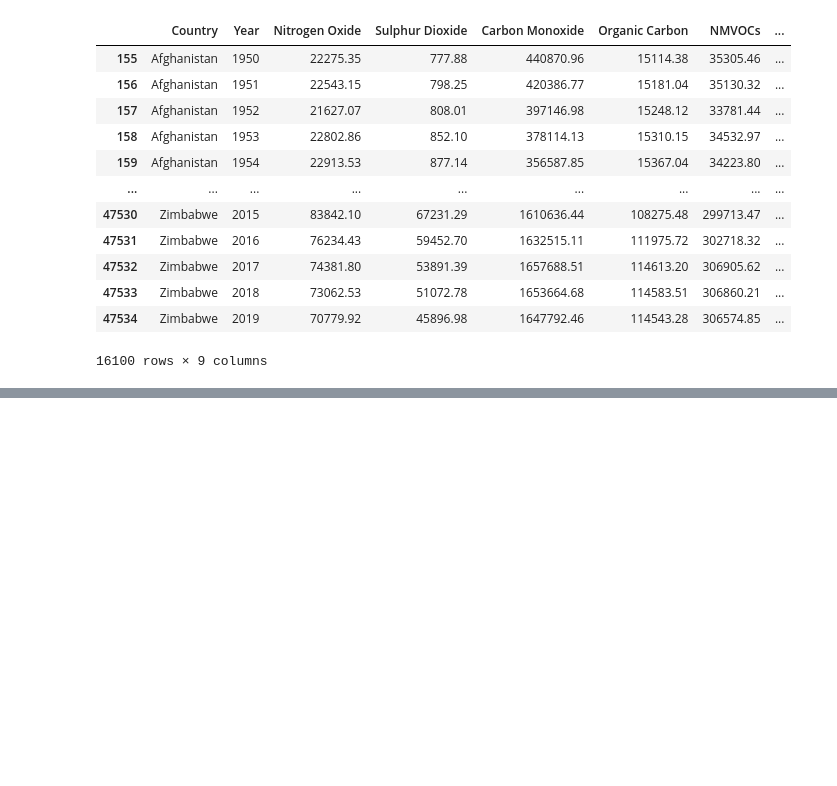
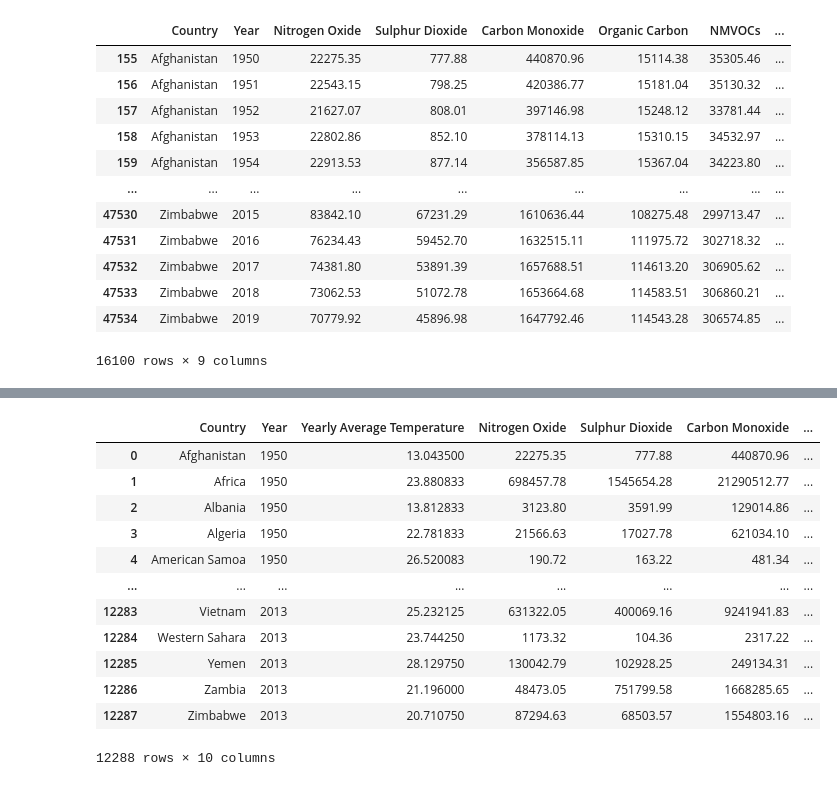
Before and after one commit to Sophiatun/Climate_Change_Analysis, a Jupyter notebook: COMPILED.ipynb, the cells around one changed output, grey strips where cells are left out. Cells and saved outputs as stored; diff of their text form; code cells hidden in the pictures; blank space fills up the shorter version.

```diff
--- a/COMPILED.ipynb
+++ b/COMPILED.ipynb
@@ -802,3 +508,21 @@ Length of filtered DataFrame after dropna: 16100
 # Save the filtered DataFrame to a CSV file in the specified path
 output_path = "Cleaned Data/Filtered_Air_Pollution.csv"
 filtered_ap_df.to_csv(output_path, index=False)
+# %%
+mergedaircountry = pd.merge(final_df,filtered_ap_df)
+# %%
+mergedaircountry
+# %% [output]
+|  | Country | Year | Yearly Average Temperature | Nitrogen Oxide | Sulphur Dioxide | Carbon Monoxide | ... |
+| 0 | Afghanistan | 1950 | 13.043500 | 22275.35 | 777.88 | 440870.96 | ... |
+| 1 | Africa | 1950 | 23.880833 | 698457.78 | 1545654.28 | 21290512.77 | ... |
+| 2 | Albania | 1950 | 13.812833 | 3123.80 | 3591.99 | 129014.86 | ... |
+| 3 | Algeria | 1950 | 22.781833 | 21566.63 | 17027.78 | 621034.10 | ... |
+| 4 | American Samoa | 1950 | 26.520083 | 190.72 | 163.22 | 481.34 | ... |
+| ... | ... | ... | ... | ... | ... | ... | ... |
+| 12283 | Vietnam | 2013 | 25.232125 | 631322.05 | 400069.16 | 9241941.83 | ... |
+| 12284 | Western Sahara | 2013 | 23.744250 | 1173.32 | 104.36 | 2317.22 | ... |
+| 12285 | Yemen | 2013 | 28.129750 | 130042.79 | 102928.25 | 249134.31 | ... |
+| 12286 | Zambia | 2013 | 21.196000 | 48473.05 | 751799.58 | 1668285.65 | ... |
+| 12287 | Zimbabwe | 2013 | 20.710750 | 87294.63 | 68503.57 | 1554803.16 | ... |
+12288 rows × 10 columns
```
Also changed, not shown: parts of 49 cells of this notebook.
